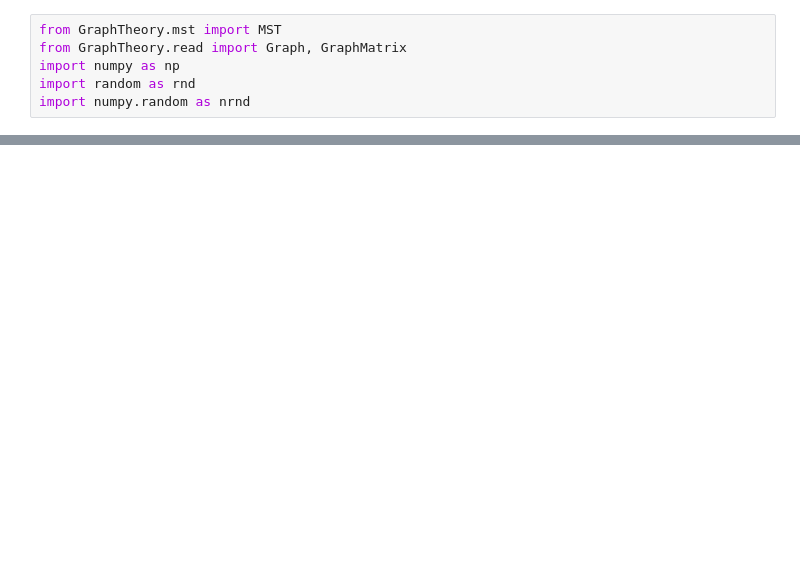
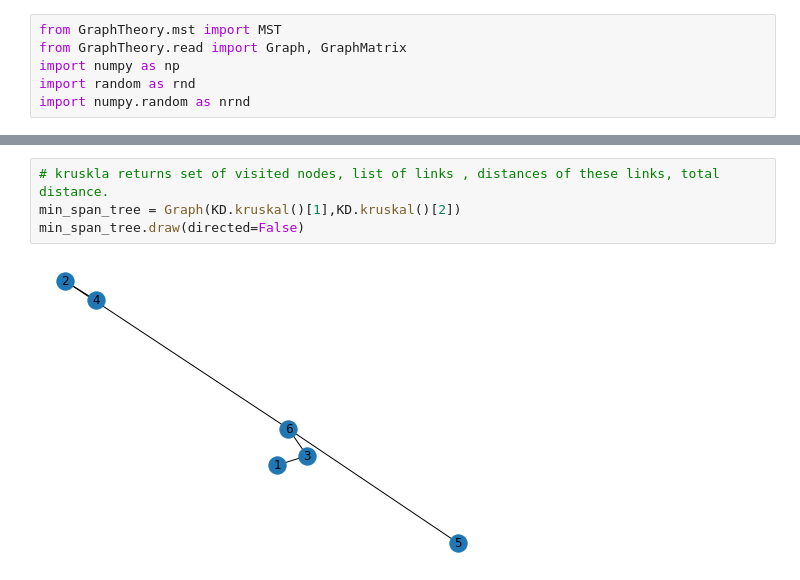
Before and after one commit to Pullabhatla/M2R, a Jupyter notebook: notebooks/min_span_tree.ipynb, the cells around one changed output, grey strips where cells are left out. Saved outputs shown, nothing was run; the diff lists cells and outputs as text; blank space fills up the shorter version.

Commit message:
kruskal implementation

```diff
--- a/notebooks/min_span_tree.ipynb
+++ b/notebooks/min_span_tree.ipynb
@@ -73,0 +74,6 @@ D.draw(edge_weights=True)
+# %%
+# kruskla returns set of visited nodes, list of links , distances of these links, total distance.
+min_span_tree = Graph(KD.kruskal()[1],KD.kruskal()[2])
+min_span_tree.draw(directed=False)
+# %% [output]
+[figure, added]
```
Also changed, not shown: parts of 6 cells of this notebook.
